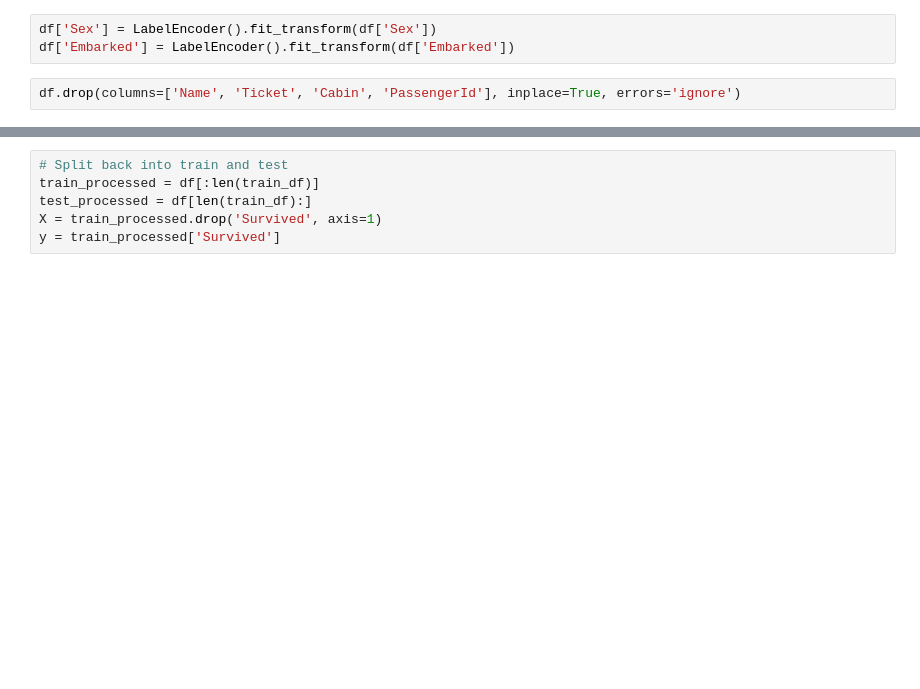
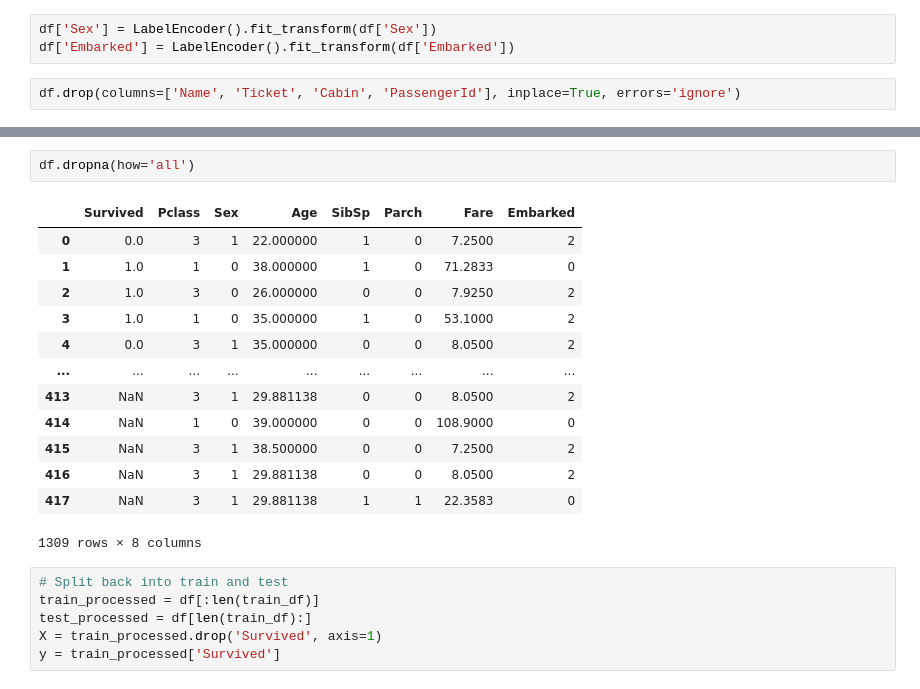
Before and after one commit to Dasrunaik/Data-Science-All-Assignment, a Jupyter notebook: Assignment_7_LogisticRegression.ipynb, the cells around one changed output, grey strips where cells are left out. Drawn from its saved outputs; the diff is of its cells as text; blank space fills up the shorter version.

```diff
--- a/Assignment_7_LogisticRegression.ipynb
+++ b/Assignment_7_LogisticRegression.ipynb
@@ -197,3 +215,19 @@ df.drop(columns=['Name', 'Ticket', 'Cabin', 'PassengerId'], inplace=True, errors
+# %%
+df.dropna(how='all')
+# %% [output]
+|  | Survived | Pclass | Sex | Age | SibSp | Parch | Fare | Embarked |
+| 0 | 0.0 | 3 | 1 | 22.000000 | 1 | 0 | 7.2500 | 2 |
+| 1 | 1.0 | 1 | 0 | 38.000000 | 1 | 0 | 71.2833 | 0 |
+| 2 | 1.0 | 3 | 0 | 26.000000 | 0 | 0 | 7.9250 | 2 |
+| 3 | 1.0 | 1 | 0 | 35.000000 | 1 | 0 | 53.1000 | 2 |
+| 4 | 0.0 | 3 | 1 | 35.000000 | 0 | 0 | 8.0500 | 2 |
+| ... | ... | ... | ... | ... | ... | ... | ... | ... |
+| 413 | NaN | 3 | 1 | 29.881138 | 0 | 0 | 8.0500 | 2 |
+| 414 | NaN | 1 | 0 | 39.000000 | 0 | 0 | 108.9000 | 0 |
+| 415 | NaN | 3 | 1 | 38.500000 | 0 | 0 | 7.2500 | 2 |
+| 416 | NaN | 3 | 1 | 29.881138 | 0 | 0 | 8.0500 | 2 |
+| 417 | NaN | 3 | 1 | 29.881138 | 1 | 1 | 22.3583 | 0 |
+1309 rows × 8 columns
 # %%
 # Split back into train and test
 train_processed = df[:len(train_df)]
```
Also changed, not shown: parts of 3 cells of this notebook.
